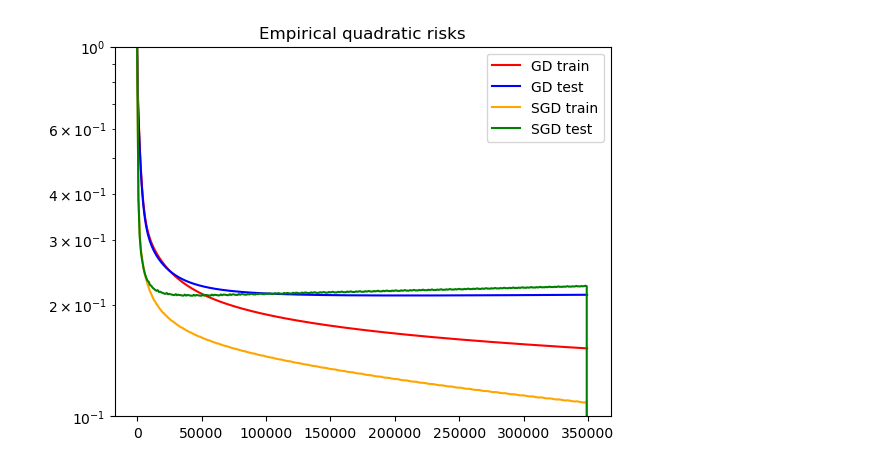
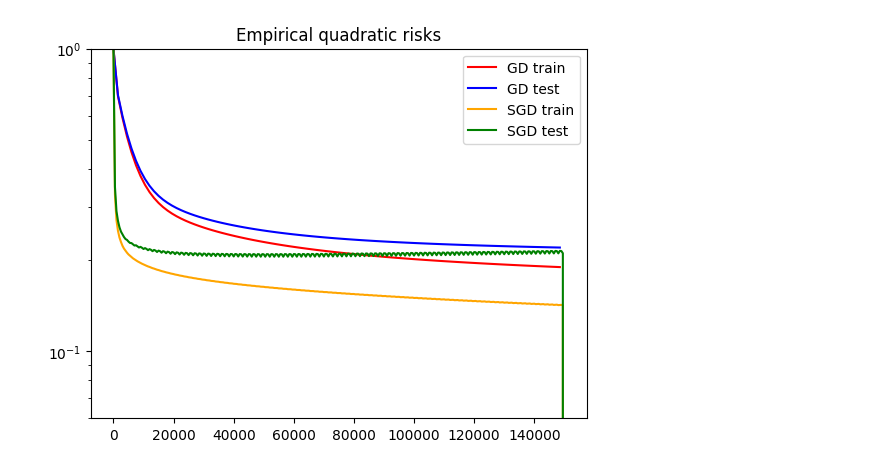
Before and after one commit to Hazdard/AppStat, a Jupyter notebook: DM_1/Sacha-Ben-Arous-DM1.ipynb, the cells around one changed output. Drawn from its saved outputs; the diff is of its cells as text; code cells hidden in the pictures.

```diff
--- a/DM_1/Sacha-Ben-Arous-DM1.ipynb
+++ b/DM_1/Sacha-Ben-Arous-DM1.ipynb
@@ -37,7 +39,7 @@ randperm = np.random.permutation(X_train.shape[0])
 X_train = X_train[randperm,:]
 Y_train = Y_train[randperm]
 
-n_small = 700
+n_small = 1500
 X_train=X_train[:n_small]
 Y_train = Y_train[:n_small]
 # %%
@@ -60,7 +65,7 @@ def test_risk(theta):
 def grad_emp_risk(theta):
     return -2*X_train.T@(Y_train-X_train@theta)/n_small
 # %%
-T_gd = 500
+T_gd = 100
 emp_risks_gd = np.zeros(T_gd)
 test_risks_gd = np.zeros(T_gd)
 theta_gd = np.zeros(X_train.shape[1])
@@ -74,11 +79,11 @@ def grad_sto(theta,i):
     return -2*(Y_train[i%n_small]-X_train[i%n_small]@theta)*X_train[i%n_small]
 # %%
 T_sgd = T_gd*n_small
-T_test_period = 1000
+T_test_period = 500
 emp_risks_sgd = np.zeros(int(T_sgd/T_test_period)+1)
 test_risks_sgd = np.zeros(int(T_sgd/T_test_period)+1)
 theta_sgd = np.zeros(X_train.shape[1])
-gamma = 0.00002
+gamma = 0.00005
 for t in range(T_sgd):
     if t%T_test_period == 0:
         emp_risks_sgd[int(t/T_test_period)] = emp_risk(theta_sgd)
@@ -87,16 +92,16 @@ for t in range(T_sgd):
 # %%
 ts_gd = [n_small*t for t in range(T_gd)]
 ts_sgd = [t*T_test_period for t in range(int(T_sgd/T_test_period)+1)]
 plt.semilogy(ts_gd, emp_risks_gd, 'red', label='GD train')
 plt.semilogy(ts_gd, test_risks_gd, 'blue', label='GD test')
 plt.semilogy(ts_sgd, emp_risks_sgd, 'orange', label = 'SGD train')
 plt.semilogy(ts_sgd, test_risks_sgd, 'green', label = 'SGD test')
 plt.legend()
-plt.ylim(10**(-1),1)
+plt.ylim(6*10**(-2),1)
 plt.title('Empirical quadratic risks')
 plt.show()
 # %% [output]
-[figure, old version]
+[figure, new version]
 # %%
 plt.imshow(np.reshape(theta_gd,(28,28)), cmap='binary')
 plt.show()
```
Also changed, not shown: parts of 24 cells of this notebook, 2 other files.
